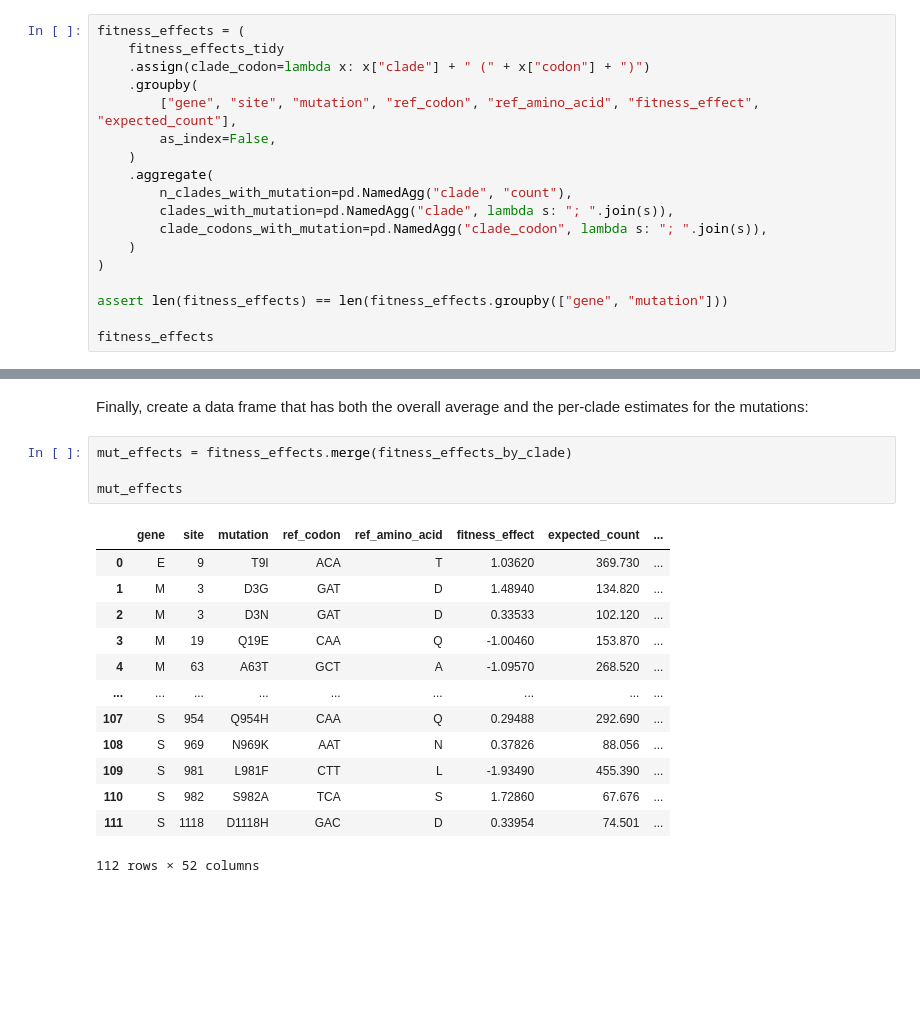
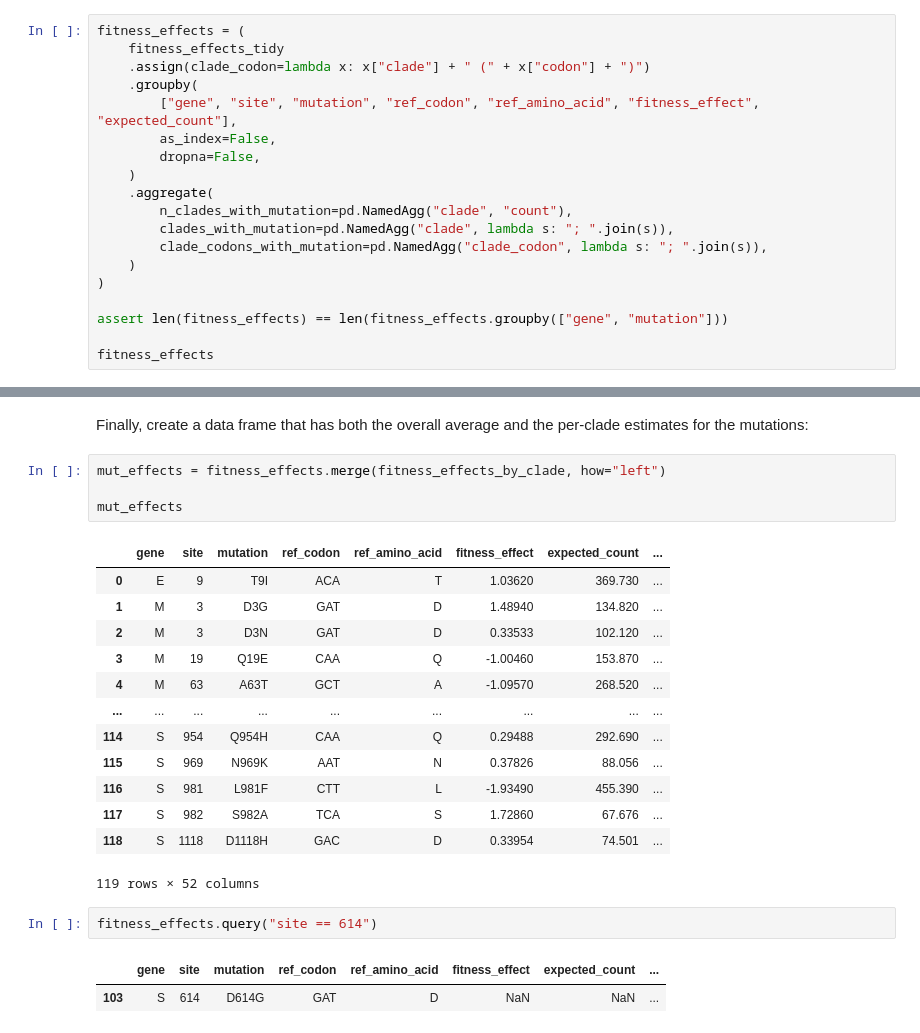
Before and after one commit to jbloomlab/SARS2-mut-fitness, a Jupyter notebook: notebooks/clade_fixed_muts.py.ipynb, the cells around one changed output, grey strips where cells are left out. Saved outputs shown, nothing was run; the diff lists cells and outputs as text; blank space fills up the shorter version.

```diff
--- a/notebooks/clade_fixed_muts.py.ipynb
+++ b/notebooks/clade_fixed_muts.py.ipynb
@@ -172,6 +172,7 @@ fitness_effects = (
     .groupby(
         ["gene", "site", "mutation", "ref_codon", "ref_amino_acid", "fitness_effect", "expected_count"],
         as_index=False,
+        dropna=False,
     )
     .aggregate(
         n_clades_with_mutation=pd.NamedAgg("clade", "count"),
@@ -287,20 +331,25 @@ fitness_effects_by_clade
 # %% [markdown]
 Finally, create a data frame that has both the overall average and the per-clade estimates for the mutations:
 # %%
-mut_effects = fitness_effects.merge(fitness_effects_by_clade)
+mut_effects = fitness_effects.merge(fitness_effects_by_clade, how="left")
 
 mut_effects
 # %% [output]
 |  | gene | site | mutation | ref_codon | ref_amino_acid | fitness_effect | expected_count | ... |
 | 0 | E | 9 | T9I | ACA | T | 1.03620 | 369.730 | ... |
 | 1 | M | 3 | D3G | GAT | D | 1.48940 | 134.820 | ... |
 | 2 | M | 3 | D3N | GAT | D | 0.33533 | 102.120 | ... |
 | 3 | M | 19 | Q19E | CAA | Q | -1.00460 | 153.870 | ... |
 | 4 | M | 63 | A63T | GCT | A | -1.09570 | 268.520 | ... |
 | ... | ... | ... | ... | ... | ... | ... | ... | ... |
-| 107 | S | 954 | Q954H | CAA | Q | 0.29488 | 292.690 | ... |
-| 108 | S | 969 | N969K | AAT | N | 0.37826 | 88.056 | ... |
-| 109 | S | 981 | L981F | CTT | L | -1.93490 | 455.390 | ... |
-| 110 | S | 982 | S982A | TCA | S | 1.72860 | 67.676 | ... |
-| 111 | S | 1118 | D1118H | GAC | D | 0.33954 | 74.501 | ... |
+| 114 | S | 954 | Q954H | CAA | Q | 0.29488 | 292.690 | ... |
+| 115 | S | 969 | N969K | AAT | N | 0.37826 | 88.056 | ... |
+| 116 | S | 981 | L981F | CTT | L | -1.93490 | 455.390 | ... |
+| 117 | S | 982 | S982A | TCA | S | 1.72860 | 67.676 | ... |
+| 118 | S | 1118 | D1118H | GAC | D | 0.33954 | 74.501 | ... |
-112 rows × 52 columns
+119 rows × 52 columns
+# %%
+fitness_effects.query("site == 614")
+# %% [output]
+|  | gene | site | mutation | ref_codon | ref_amino_acid | fitness_effect | expected_count | ... |
+| 103 | S | 614 | D614G | GAT | D | NaN | NaN | ... |
```
Also changed, not shown: parts of 4 cells of this notebook.
